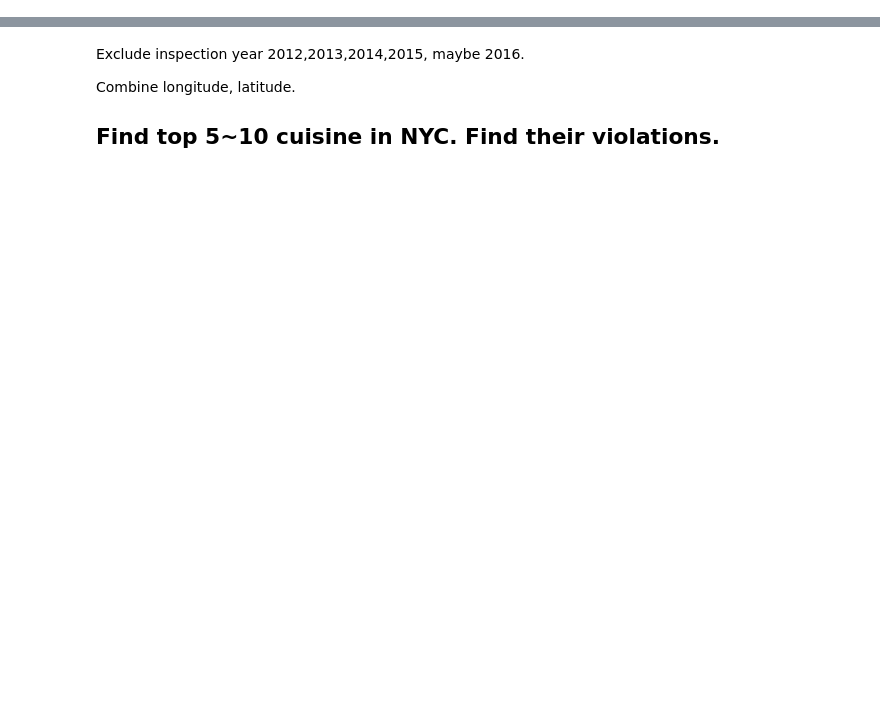
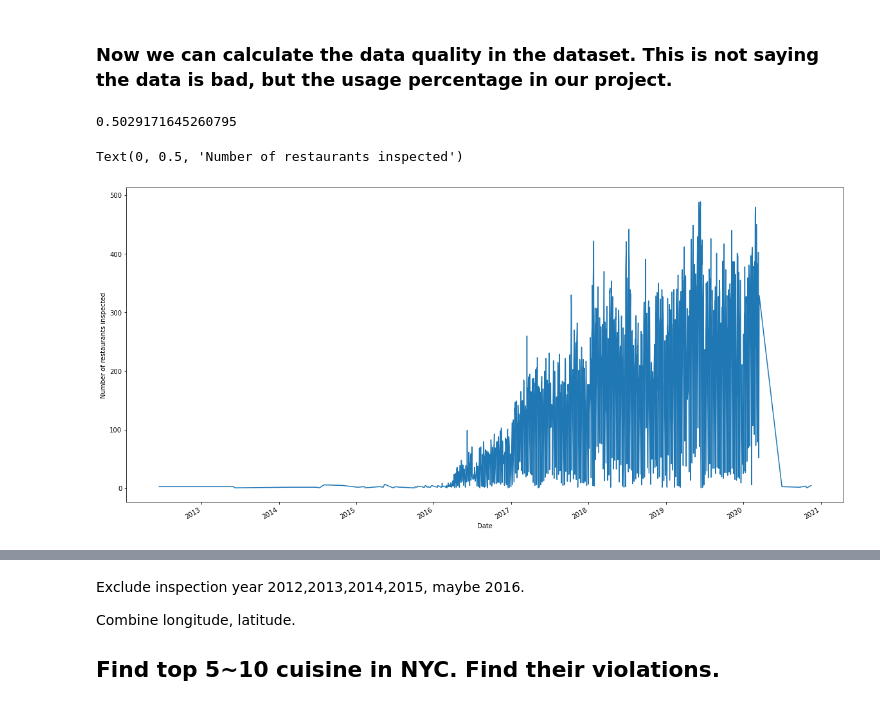
Before and after one commit to TianyingTina/Big-Data-Project, a Jupyter notebook: Big-data-preprocessing.ipynb, the cells around one changed output, grey strips where cells are left out. Drawn from its saved outputs; the diff is of its cells as text; code cells hidden in the pictures; blank space fills up the shorter version.

```diff
--- a/Big-data-preprocessing.ipynb
+++ b/Big-data-preprocessing.ipynb
@@ -142,0 +258,6 @@ data2ByInspectionYear.describe()
+# %% [markdown]
+### Now we can calculate the data quality in the dataset. This is not saying the data is bad, but the usage percentage in our project.
+# %%
+201190/400046
+# %% [output]
+0.5029171645260795
@@ -142,0 +266,2 @@ data2ByInspectionYear.describe()
+# %%
+data2_asc = data2.sort_values(by=['INSPECTION DATE'])
@@ -143,3 +270,10 @@ data2ByInspectionYear.describe()
+# %%
+data2_asc['INSPECTION DATE'].value_counts(ascending=True).plot.line(figsize=(20,10))
+plt.xlabel('Date')
+plt.ylabel('Number of restaurants inspected')
+# %% [output]
+Text(0, 0.5, 'Number of restaurants inspected')
+[figure, added]
 # %%
 groupByCuisine = data2.groupby('CUISINE DESCRIPTION')
 # %%
```
Also changed, not shown: parts of 66 cells of this notebook.
